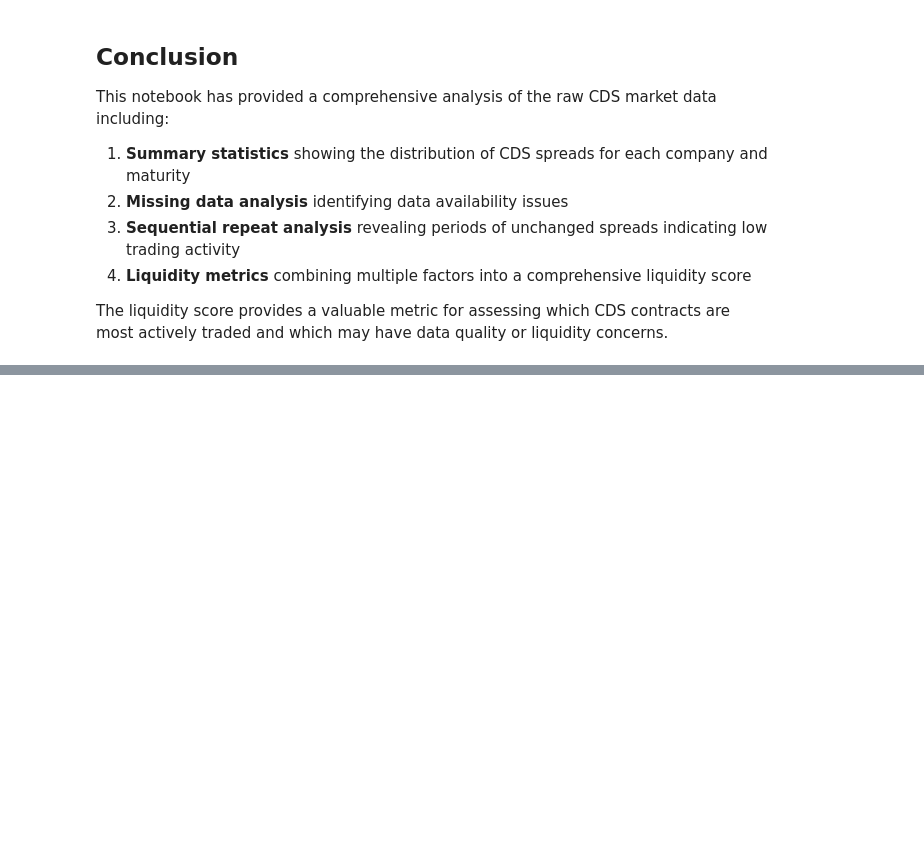
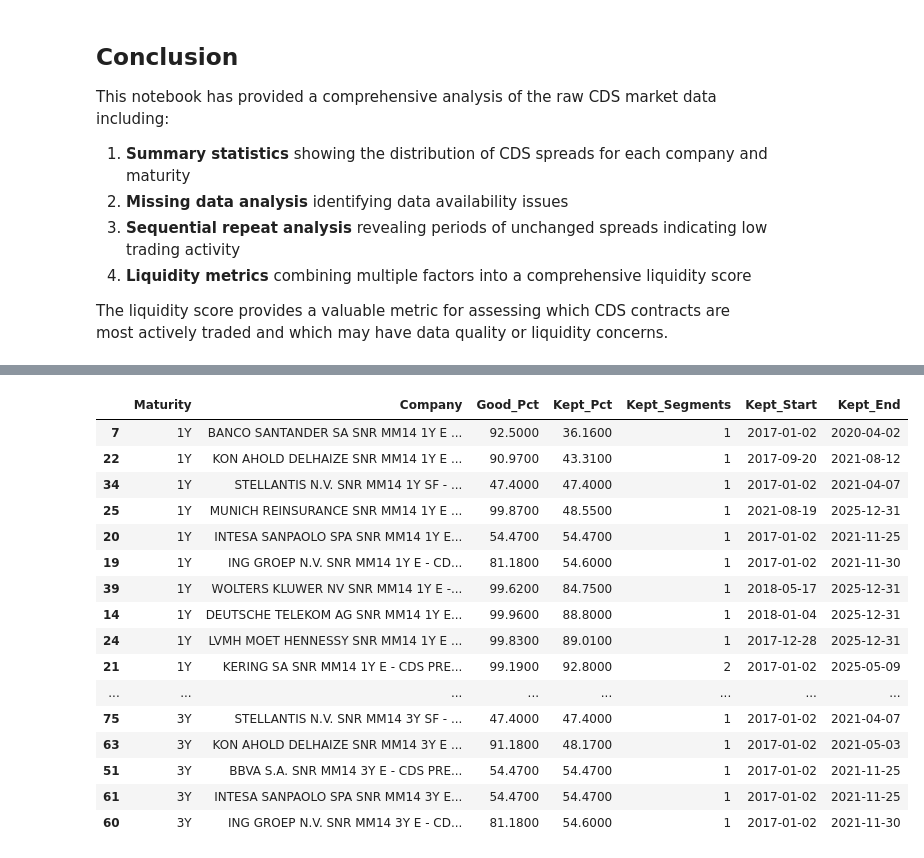
Before and after one commit to ChaseW3/Seminar-QF, a Jupyter notebook: Seminar QF/notebooks/cds_raw_data_analysis.ipynb, the cells around one changed output, grey strips where cells are left out. Drawn from its saved outputs; the diff is of its cells as text; code cells hidden in the pictures; blank space fills up the shorter version.

Commit message:
CDS spreads cleaning

```diff
--- a/Seminar QF/notebooks/cds_raw_data_analysis.ipynb
+++ b/Seminar QF/notebooks/cds_raw_data_analysis.ipynb
@@ -527,0 +1157,72 @@ The liquidity score provides a valuable metric for assessing which CDS contracts
+# %%
+# Transparent exclusion outputs (firms + date windows + reasons)
+# 1) Date-level reason distribution
+reason_breakdown = (
+    cds_date_flags[~cds_date_flags['Is_Good_Day']]
+    .groupby(['Maturity', 'Primary_Reason'])
+    .size()
+    .rename('Excluded_Days')
+    .reset_index()
+)
+
+# 2) Series-level exclusion recommendation
+exclude_series = series_quality[series_quality['Exclude_All']].sort_values(['Maturity', 'Company'])
+partial_series = series_quality[(~series_quality['Exclude_All']) & (series_quality['Kept_Pct'] < 100)].sort_values(['Maturity', 'Kept_Pct'])
+full_series = series_quality[series_quality['Kept_Pct'] == 100].sort_values(['Maturity', 'Company'])
+
+# 3) Keep windows (exact dates to use)
+keep_windows = kept_segments.sort_values(['Maturity', 'Company', 'Segment_Start'])
+
+# 4) Date-level panel with final recommendation
+final_date_panel = cds_date_flags.merge(
+    keep_windows[['Maturity', 'Company', 'Segment_Start', 'Segment_End']],
+    on=['Maturity', 'Company'],
+    how='left'
+)
+final_date_panel['In_Kept_Window'] = (
+    (final_date_panel['Date'] >= final_date_panel['Segment_Start'])
+    & (final_date_panel['Date'] <= final_date_panel['Segment_End'])
+)
+final_date_panel['In_Kept_Window'] = final_date_panel['In_Kept_Window'].fillna(False)
+final_date_panel['Use_For_Model'] = final_date_panel['Is_Good_Day'] & final_date_panel['In_Kept_Window']
+
+# If multiple kept windows exist for one series, deduplicate after boolean aggregation
+final_date_panel = (
+    final_date_panel
+    .groupby(['Date', 'Maturity', 'Company', 'Spread', 'Is_Valid', 'Rolling_Availability',
+              'Rolling_Change_Frequency', 'Stale_Days', 'Fail_Missing', 'Fail_Low_Availability',
+              'Fail_Low_Change', 'Fail_Stale', 'Is_Good_Day', 'Primary_Reason', 'Reason_Combo'], as_index=False)
+    .agg(Use_For_Model=('Use_For_Model', 'max'))
+)
+
+print('Excluded entire series (no sufficiently long liquid window):')
+display(exclude_series[['Maturity', 'Company', 'Good_Pct', 'Kept_Pct', 'Good_Obs', 'Kept_Obs']])
+
+print('\nPartially usable series (use only selected date windows):')
+display(partial_series[['Maturity', 'Company', 'Good_Pct', 'Kept_Pct', 'Kept_Segments', 'Kept_Start', 'Kept_End']].head(25))
+
+print('\nExact kept windows (first 40 rows):')
+display(keep_windows.head(40))
+
+print('\nReason breakdown for excluded days:')
+display(reason_breakdown)
+
+# Export artifacts
+output_dir = Path('../data/output')
+output_dir.mkdir(exist_ok=True)
+
+cfg_table.to_csv(output_dir / 'cds_liquidity_screen_config.csv', index=False)
+series_quality.to_csv(output_dir / 'cds_series_quality_screen.csv', index=False)
+keep_windows.to_csv(output_dir / 'cds_keep_windows_by_series.csv', index=False)
+exclude_series.to_csv(output_dir / 'cds_exclude_series.csv', index=False)
+reason_breakdown.to_csv(output_dir / 'cds_exclusion_reason_breakdown.csv', index=False)
+final_date_panel.to_csv(output_dir / 'cds_date_level_model_use_flag.csv', index=False)
+
+print('\nExported screening files:')
+print(f"- {output_dir / 'cds_liquidity_screen_config.csv'}")
+print(f"- {output_dir / 'cds_series_quality_screen.csv'}")
+print(f"- {output_dir / 'cds_keep_windows_by_series.csv'}")
+print(f"- {output_dir / 'cds_exclude_series.csv'}")
+print(f"- {output_dir / 'cds_exclusion_reason_breakdown.csv'}")
+print(f"- {output_dir / 'cds_date_level_model_use_flag.csv'}")
+# %% [output]
@@ -527,0 +1248,17 @@ The liquidity score provides a valuable metric for assessing which CDS contracts
+|  | Maturity | Company | Good_Pct | Kept_Pct | Kept_Segments | Kept_Start | Kept_End |
+| 7 | 1Y | BANCO SANTANDER SA SNR MM14 1Y E ... | 92.5000 | 36.1600 | 1 | 2017-01-02 | 2020-04-02 |
+| 22 | 1Y | KON AHOLD DELHAIZE SNR MM14 1Y E ... | 90.9700 | 43.3100 | 1 | 2017-09-20 | 2021-08-12 |
+| 34 | 1Y | STELLANTIS N.V. SNR MM14 1Y SF - ... | 47.4000 | 47.4000 | 1 | 2017-01-02 | 2021-04-07 |
+| 25 | 1Y | MUNICH REINSURANCE SNR MM14 1Y E ... | 99.8700 | 48.5500 | 1 | 2021-08-19 | 2025-12-31 |
+| 20 | 1Y | INTESA SANPAOLO SPA SNR MM14 1Y E... | 54.4700 | 54.4700 | 1 | 2017-01-02 | 2021-11-25 |
+| 19 | 1Y | ING GROEP N.V. SNR MM14 1Y E - CD... | 81.1800 | 54.6000 | 1 | 2017-01-02 | 2021-11-30 |
+| 39 | 1Y | WOLTERS KLUWER NV SNR MM14 1Y E -... | 99.6200 | 84.7500 | 1 | 2018-05-17 | 2025-12-31 |
+| 14 | 1Y | DEUTSCHE TELEKOM AG SNR MM14 1Y E... | 99.9600 | 88.8000 | 1 | 2018-01-04 | 2025-12-31 |
+| 24 | 1Y | LVMH MOET HENNESSY SNR MM14 1Y E ... | 99.8300 | 89.0100 | 1 | 2017-12-28 | 2025-12-31 |
+| 21 | 1Y | KERING SA SNR MM14 1Y E - CDS PRE... | 99.1900 | 92.8000 | 2 | 2017-01-02 | 2025-05-09 |
+| ... | ... | ... | ... | ... | ... | ... | ... |
+| 75 | 3Y | STELLANTIS N.V. SNR MM14 3Y SF - ... | 47.4000 | 47.4000 | 1 | 2017-01-02 | 2021-04-07 |
+| 63 | 3Y | KON AHOLD DELHAIZE SNR MM14 3Y E ... | 91.1800 | 48.1700 | 1 | 2017-01-02 | 2021-05-03 |
+| 51 | 3Y | BBVA S.A. SNR MM14 3Y E - CDS PRE... | 54.4700 | 54.4700 | 1 | 2017-01-02 | 2021-11-25 |
+| 61 | 3Y | INTESA SANPAOLO SPA SNR MM14 3Y E... | 54.4700 | 54.4700 | 1 | 2017-01-02 | 2021-11-25 |
+| 60 | 3Y | ING GROEP N.V. SNR MM14 3Y E - CD... | 81.1800 | 54.6000 | 1 | 2017-01-02 | 2021-11-30 |
```
Also changed, not shown: parts of 26 cells of this notebook, 7 other files.
